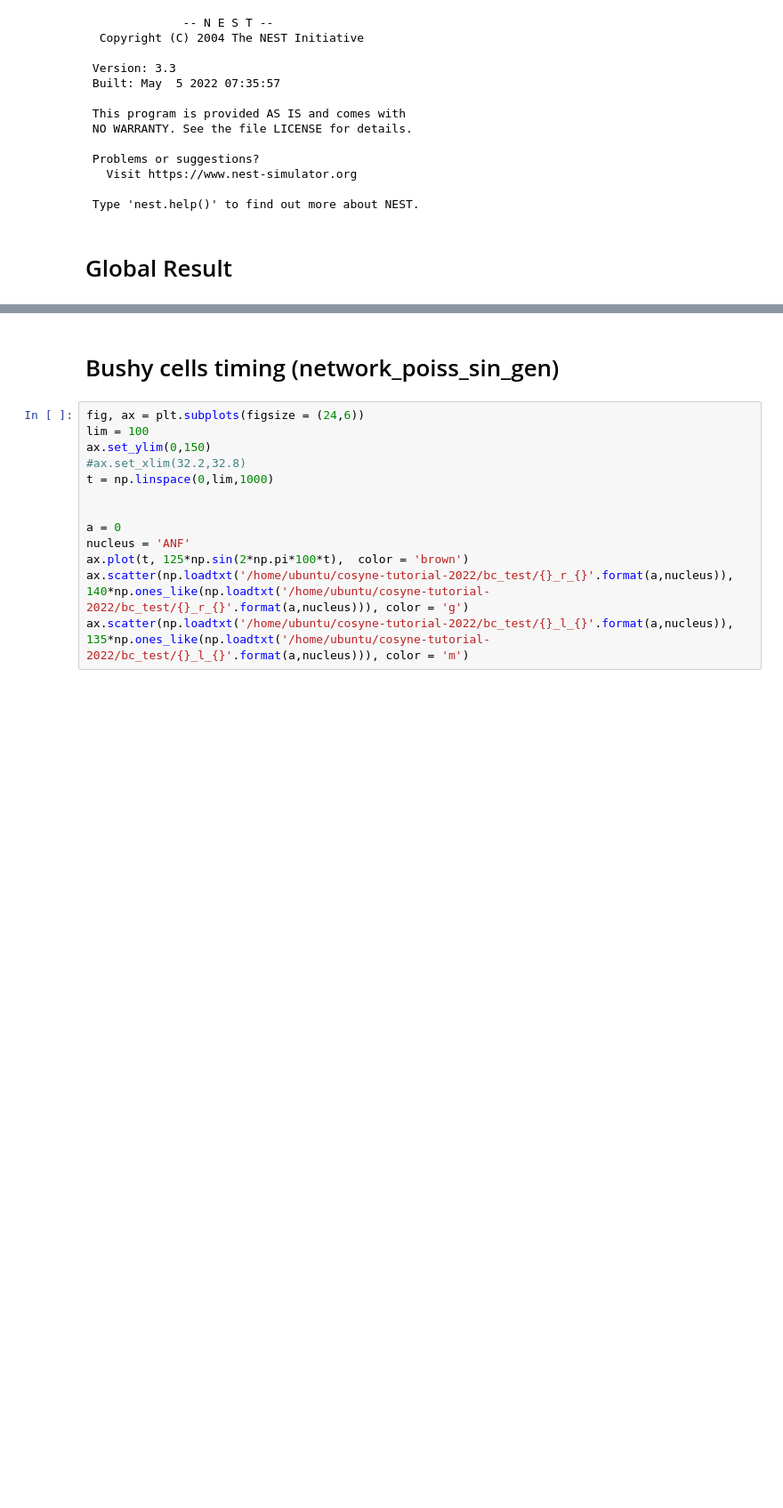
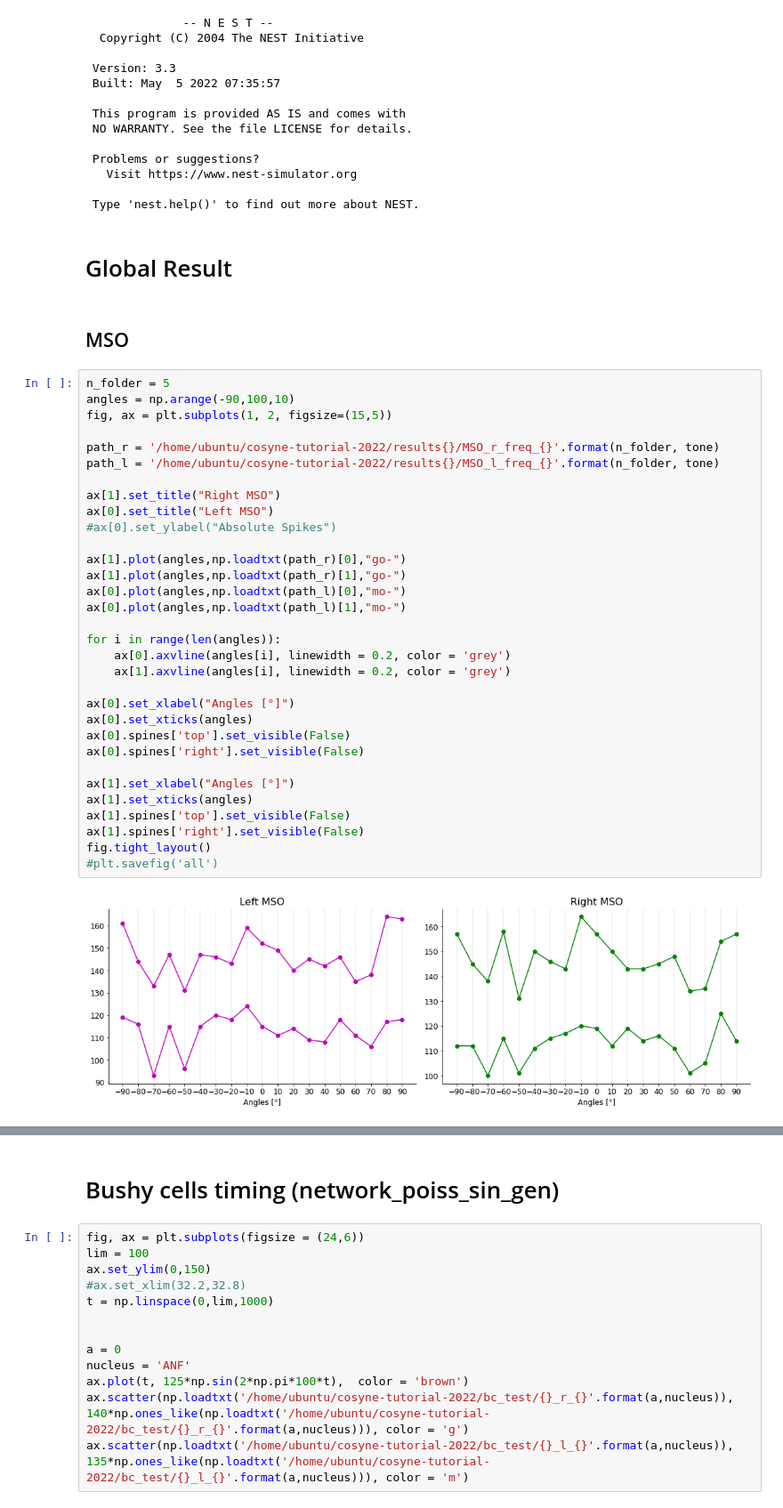
Before and after one commit to francescodesantis/cosyne-tutorial-2022, a Jupyter notebook: codes/new_plots.ipynb, the cells around one changed output, grey strips where cells are left out. Shown at 89% size. Saved outputs shown, nothing was run; the diff lists cells and outputs as text; blank space fills up the shorter version.

```diff
--- a/codes/new_plots.ipynb
+++ b/codes/new_plots.ipynb
@@ -34,3 +34,39 @@ plt.rc('figure', titlesize=16)  # fontsize of the figure title
  Type 'nest.help()' to find out more about NEST.
 # %% [markdown]
 # Global Result
+# %% [markdown]
+## MSO
+# %%
+n_folder = 5
+angles = np.arange(-90,100,10)
+fig, ax = plt.subplots(1, 2, figsize=(15,5))
+
+path_r = '/home/ubuntu/cosyne-tutorial-2022/results{}/MSO_r_freq_{}'.format(n_folder, tone)
+path_l = '/home/ubuntu/cosyne-tutorial-2022/results{}/MSO_l_freq_{}'.format(n_folder, tone)
+
+ax[1].set_title("Right MSO")
+ax[0].set_title("Left MSO")
+#ax[0].set_ylabel("Absolute Spikes")
+
+ax[1].plot(angles,np.loadtxt(path_r)[0],"go-")
+ax[1].plot(angles,np.loadtxt(path_r)[1],"go-")
+ax[0].plot(angles,np.loadtxt(path_l)[0],"mo-")
+ax[0].plot(angles,np.loadtxt(path_l)[1],"mo-")
+
+for i in range(len(angles)):
+    ax[0].axvline(angles[i], linewidth = 0.2, color = 'grey')
+    ax[1].axvline(angles[i], linewidth = 0.2, color = 'grey')
+
+ax[0].set_xlabel("Angles [°]")
+ax[0].set_xticks(angles)
+ax[0].spines['top'].set_visible(False)
+ax[0].spines['right'].set_visible(False)
+
+ax[1].set_xlabel("Angles [°]")
+ax[1].set_xticks(angles)
+ax[1].spines['top'].set_visible(False)
+ax[1].spines['right'].set_visible(False)
+fig.tight_layout()
+#plt.savefig('all')
+# %% [output]
+[figure, added]
```
Also changed, not shown: parts of 6 cells of this notebook, 3 other files.
